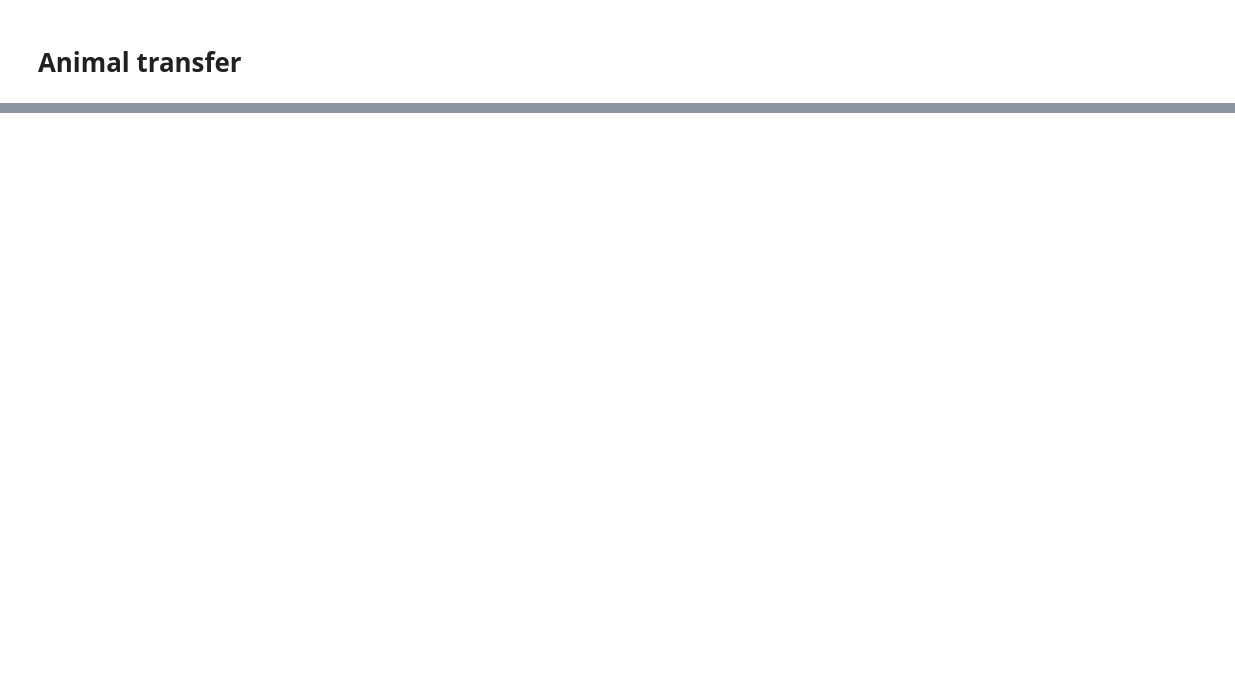
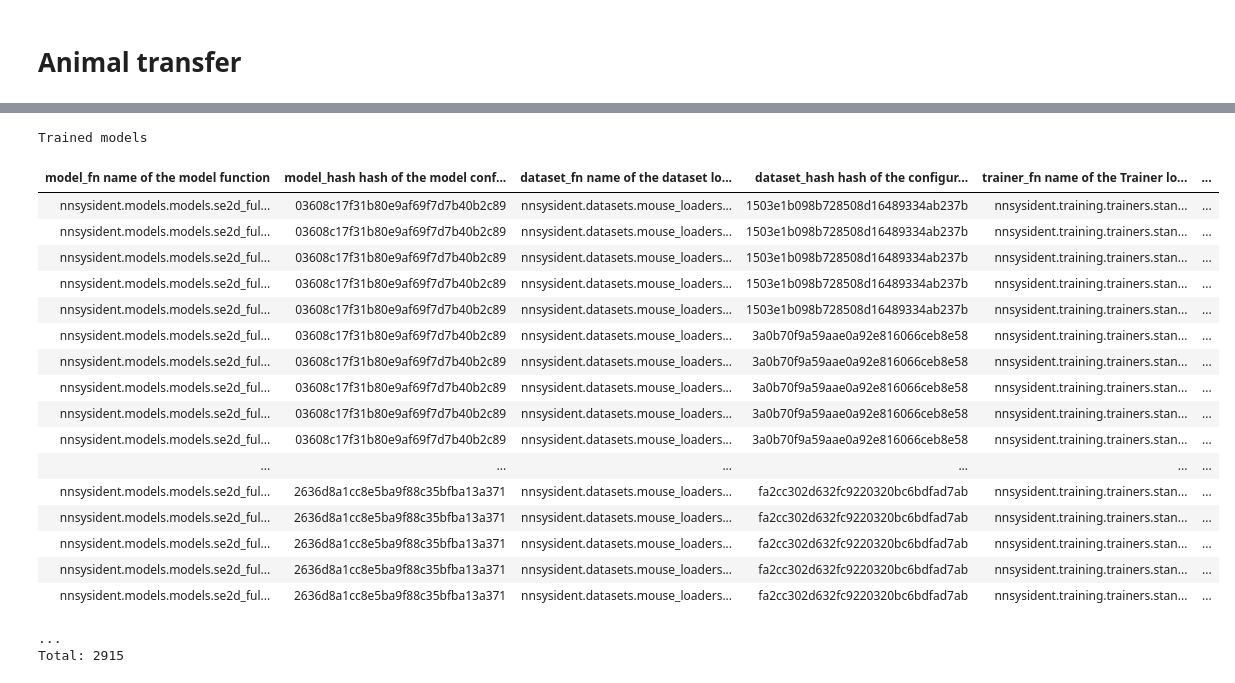
Before and after one commit to sinzlab/nnsysident, a Jupyter notebook: notebooks/Plots_real_iclr.ipynb, the cells around one changed output, grey strips where cells are left out. Saved outputs shown, nothing was run; the diff lists cells and outputs as text; code cells hidden in the pictures; blank space fills up the shorter version.

```diff
--- a/notebooks/Plots_real_iclr.ipynb
+++ b/notebooks/Plots_real_iclr.ipynb
@@ -353,3 +401,26 @@ data = pd.concat([data, data['model_config'].apply(pd.Series)], axis = 1)
+# %%
+TrainedModel()
+# %% [output]
+Trained models
+| model_fn name of the model function | model_hash hash of the model conf... | dataset_fn name of the dataset lo... | dataset_hash hash of the configur... | trainer_fn name of the Trainer lo... | ... |
+| nnsysident.models.models.se2d_ful... | 03608c17f31b80e9af69f7d7b40b2c89 | nnsysident.datasets.mouse_loaders... | 1503e1b098b728508d16489334ab237b | nnsysident.training.trainers.stan... | ... |
+| nnsysident.models.models.se2d_ful... | 03608c17f31b80e9af69f7d7b40b2c89 | nnsysident.datasets.mouse_loaders... | 1503e1b098b728508d16489334ab237b | nnsysident.training.trainers.stan... | ... |
+| nnsysident.models.models.se2d_ful... | 03608c17f31b80e9af69f7d7b40b2c89 | nnsysident.datasets.mouse_loaders... | 1503e1b098b728508d16489334ab237b | nnsysident.training.trainers.stan... | ... |
+| nnsysident.models.models.se2d_ful... | 03608c17f31b80e9af69f7d7b40b2c89 | nnsysident.datasets.mouse_loaders... | 1503e1b098b728508d16489334ab237b | nnsysident.training.trainers.stan... | ... |
+| nnsysident.models.models.se2d_ful... | 03608c17f31b80e9af69f7d7b40b2c89 | nnsysident.datasets.mouse_loaders... | 1503e1b098b728508d16489334ab237b | nnsysident.training.trainers.stan... | ... |
+| nnsysident.models.models.se2d_ful... | 03608c17f31b80e9af69f7d7b40b2c89 | nnsysident.datasets.mouse_loaders... | 3a0b70f9a59aae0a92e816066ceb8e58 | nnsysident.training.trainers.stan... | ... |
+| nnsysident.models.models.se2d_ful... | 03608c17f31b80e9af69f7d7b40b2c89 | nnsysident.datasets.mouse_loaders... | 3a0b70f9a59aae0a92e816066ceb8e58 | nnsysident.training.trainers.stan... | ... |
+| nnsysident.models.models.se2d_ful... | 03608c17f31b80e9af69f7d7b40b2c89 | nnsysident.datasets.mouse_loaders... | 3a0b70f9a59aae0a92e816066ceb8e58 | nnsysident.training.trainers.stan... | ... |
+| nnsysident.models.models.se2d_ful... | 03608c17f31b80e9af69f7d7b40b2c89 | nnsysident.datasets.mouse_loaders... | 3a0b70f9a59aae0a92e816066ceb8e58 | nnsysident.training.trainers.stan... | ... |
+| nnsysident.models.models.se2d_ful... | 03608c17f31b80e9af69f7d7b40b2c89 | nnsysident.datasets.mouse_loaders... | 3a0b70f9a59aae0a92e816066ceb8e58 | nnsysident.training.trainers.stan... | ... |
+| ... | ... | ... | ... | ... | ... |
+| nnsysident.models.models.se2d_ful... | 2636d8a1cc8e5ba9f88c35bfba13a371 | nnsysident.datasets.mouse_loaders... | fa2cc302d632fc9220320bc6bdfad7ab | nnsysident.training.trainers.stan... | ... |
+| nnsysident.models.models.se2d_ful... | 2636d8a1cc8e5ba9f88c35bfba13a371 | nnsysident.datasets.mouse_loaders... | fa2cc302d632fc9220320bc6bdfad7ab | nnsysident.training.trainers.stan... | ... |
+| nnsysident.models.models.se2d_ful... | 2636d8a1cc8e5ba9f88c35bfba13a371 | nnsysident.datasets.mouse_loaders... | fa2cc302d632fc9220320bc6bdfad7ab | nnsysident.training.trainers.stan... | ... |
+| nnsysident.models.models.se2d_ful... | 2636d8a1cc8e5ba9f88c35bfba13a371 | nnsysident.datasets.mouse_loaders... | fa2cc302d632fc9220320bc6bdfad7ab | nnsysident.training.trainers.stan... | ... |
+| nnsysident.models.models.se2d_ful... | 2636d8a1cc8e5ba9f88c35bfba13a371 | nnsysident.datasets.mouse_loaders... | fa2cc302d632fc9220320bc6bdfad7ab | nnsysident.training.trainers.stan... | ... |
+...
+Total: 2915
 # %%
 title = 'animal transfer'
 
```
Also changed, not shown: parts of 13 cells of this notebook, 3 other files.
